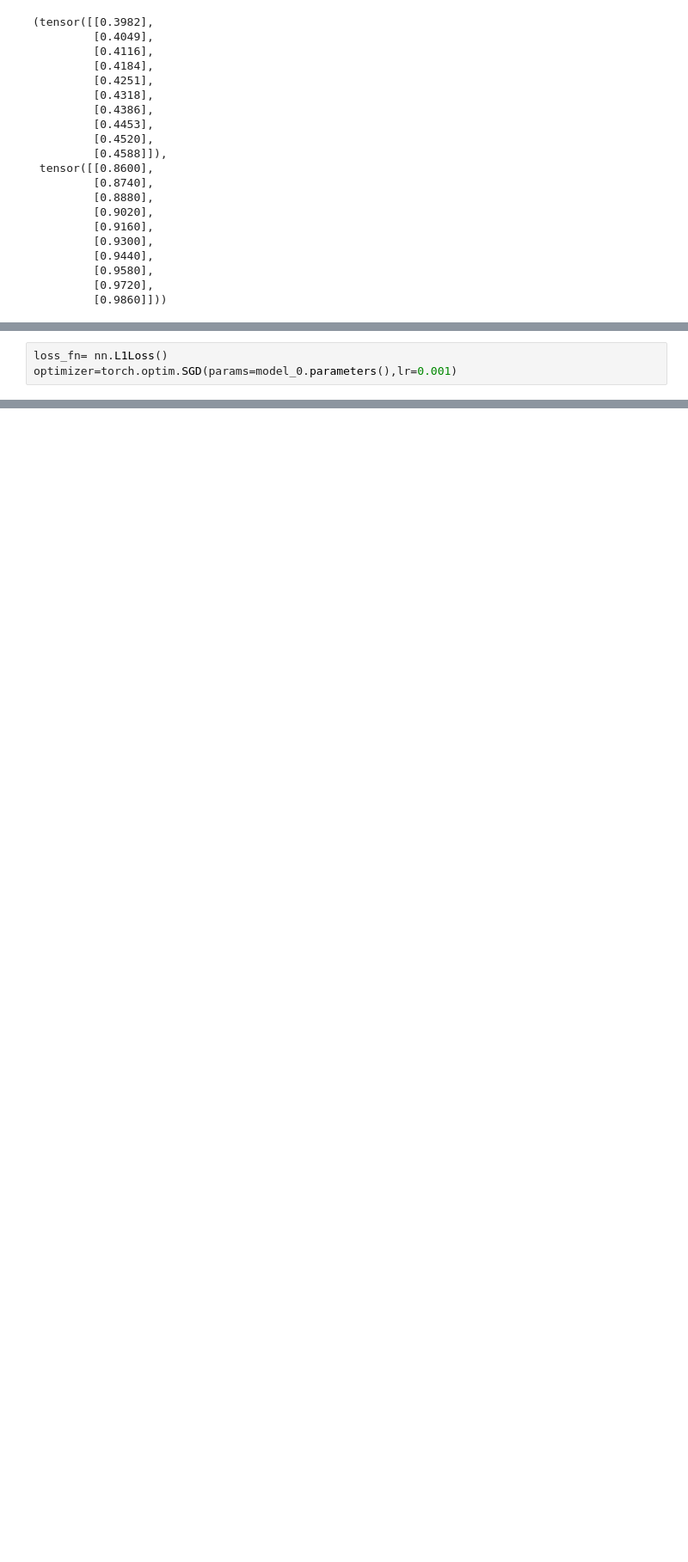
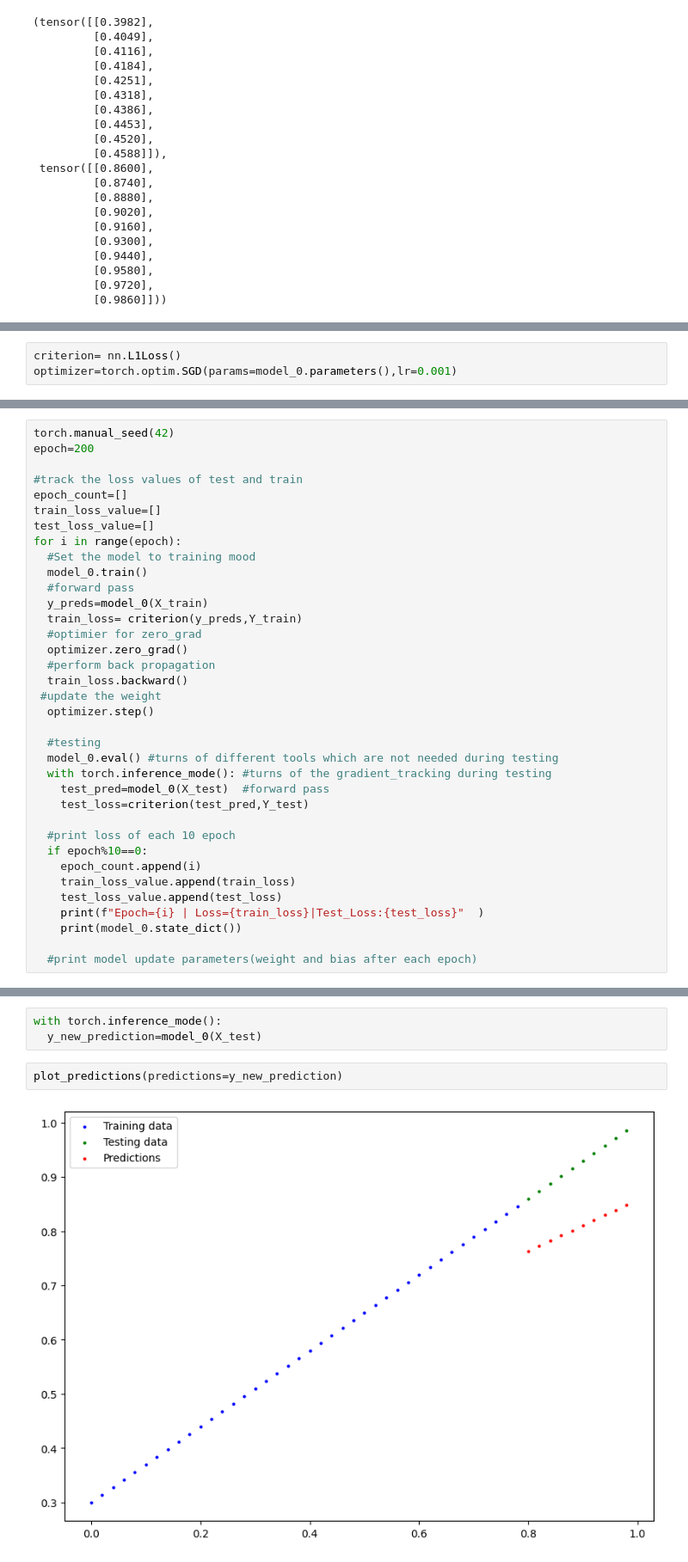
Before and after one commit to Fahim-Anin/PyTorch_Fundamentals, a Jupyter notebook: PyTorch_Workflow.ipynb, the cells around one changed output, grey strips where cells are left out. Shown: that part at 86% size. Cells and saved outputs as stored; diff of their text form; blank space fills up the shorter version.

```diff
--- a/PyTorch_Workflow.ipynb
+++ b/PyTorch_Workflow.ipynb
@@ -202,5 +204,5 @@ plot_predictions(predictions=y_preds)
 To better representation of Y_preds we need to calculate the loss using loss function
 **Optimizer:** Takes the loss of a model and adjust the parameter(weight & biases) to improve the model.
 # %%
-loss_fn= nn.L1Loss()
+criterion= nn.L1Loss()
 optimizer=torch.optim.SGD(params=model_0.parameters(),lr=0.001)
@@ -247,0 +209,36 @@ FileNotFoundError: ignored
+# %%
+torch.manual_seed(42)
+epoch=200
+
+#track the loss values of test and train
+epoch_count=[]
+train_loss_value=[]
+test_loss_value=[]
+for i in range(epoch):
+  #Set the model to training mood
+  model_0.train()
+  #forward pass
+  y_preds=model_0(X_train)
+  train_loss= criterion(y_preds,Y_train)
+  #optimier for zero_grad
+  optimizer.zero_grad()
+  #perform back propagation
+  train_loss.backward()
+ #update the weight
+  optimizer.step()
+
+  #testing
+  model_0.eval() #turns of different tools which are not needed during testing
+  with torch.inference_mode(): #turns of the gradient_tracking during testing
+    test_pred=model_0(X_test)  #forward pass
+    test_loss=criterion(test_pred,Y_test)
+
+  #print loss of each 10 epoch
+  if epoch%10==0:
+    epoch_count.append(i)
+    train_loss_value.append(train_loss)
+    test_loss_value.append(test_loss)
+    print(f"Epoch={i} | Loss={train_loss}|Test_Loss:{test_loss}"  )
+    print(model_0.state_dict())
+
+  #print model update parameters(weight and bias after each epoch)
@@ -247,0 +263,7 @@ FileNotFoundError: ignored
+# %%
+with torch.inference_mode():
+  y_new_prediction=model_0(X_test)
+# %%
+plot_predictions(predictions=y_new_prediction)
+# %% [output]
+[figure, added]
```
Also changed, not shown: parts of 19 cells of this notebook.
